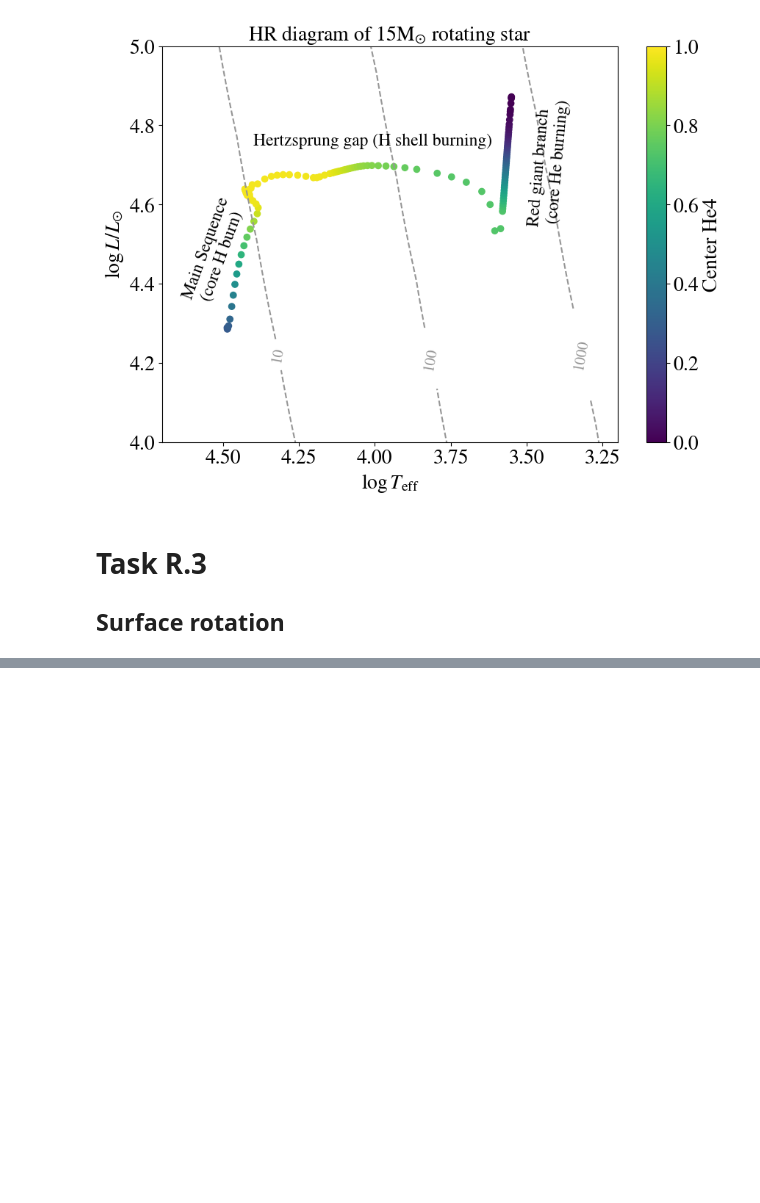
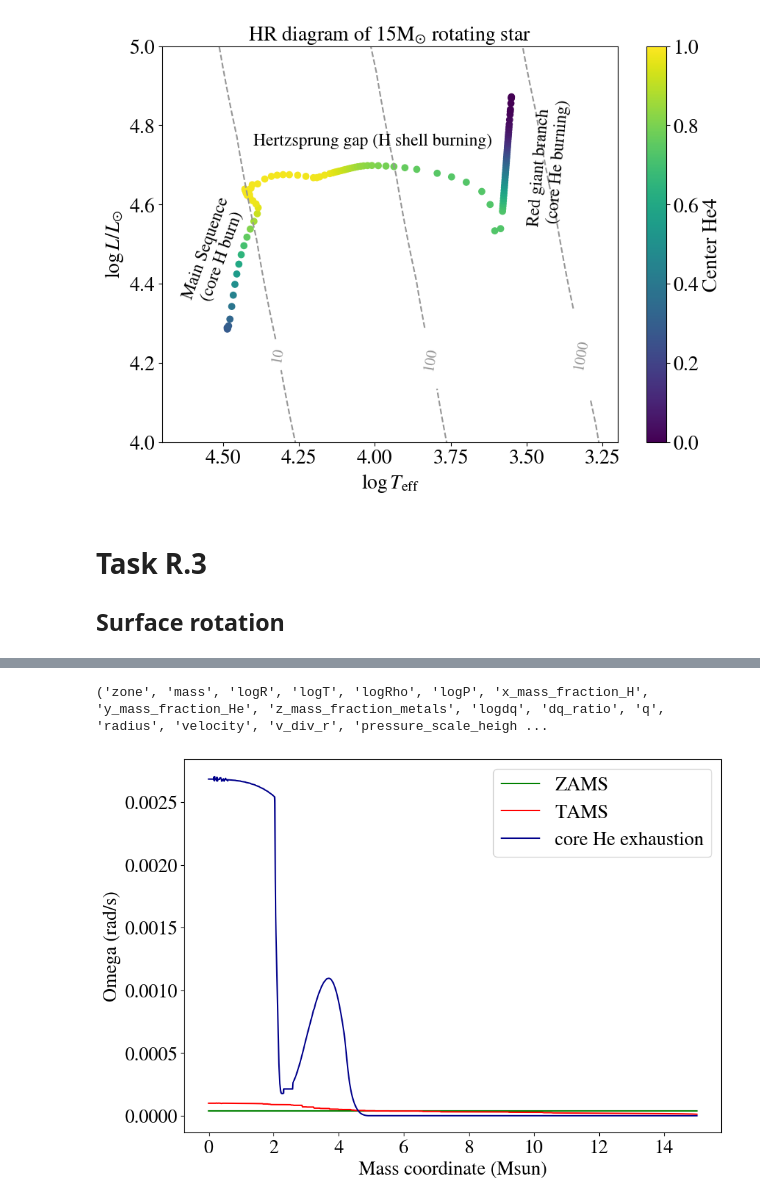
Before and after one commit to LiekeVanSon/liekevanson.github.io, a Jupyter notebook: IAUhackathon/Solutions/Day2_rotation.ipynb, the cells around one changed output, grey strips where cells are left out. Drawn from its saved outputs; the diff is of its cells as text; code cells hidden in the pictures; blank space fills up the shorter version.

```diff
--- a/IAUhackathon/Solutions/Day2_rotation.ipynb
+++ b/IAUhackathon/Solutions/Day2_rotation.ipynb
@@ -129,9 +161,8 @@ plt.show()
 # %%
-# What model has
-print(histdata.center_he4[histdata.model_number == 598])
-
+# Load the log directory
 logs = mr.MesaLogDir('rotating_star_proj/LOGS')
 
+# and the relevant profiles
 profile_ZAMS        = logs.profile_data(model_number=1)
 profile_TAMS        = logs.profile_data(model_number=150)
-profile_Heexhaust   = logs.profile_data()# Loads last profile
+profile_He_exhaust   = logs.profile_data()# Loads last profile
@@ -141,0 +173,19 @@ profile_ZAMS
+# %%
+print(profile_ZAMS.bulk_names)
+# print(profile_ZAMS.header_names)
+
+fig, ax = plt.subplots(figsize = (10,7))
+
+plt.plot(profile_ZAMS.mass, profile_ZAMS.omega, label = 'ZAMS', color = 'green')
+plt.plot(profile_TAMS.mass, profile_TAMS.omega, label = 'TAMS', color = 'red')
+plt.plot(profile_He_exhaust.mass, profile_He_exhaust.omega, label = 'core He exhaustion', color = 'darkblue')
+
+# Plot values
+plt.xlabel('Mass coordinate (Msun)')
+plt.ylabel('Omega (rad/s)')
+plt.legend()
+plt.savefig('j_rot.png', bbox_inches = 'tight')
+plt.show()
+# %% [output]
+('zone', 'mass', 'logR', 'logT', 'logRho', 'logP', 'x_mass_fraction_H', 'y_mass_fraction_He', 'z_mass_fraction_metals', 'logdq', 'dq_ratio', 'q', 'radius', 'velocity', 'v_div_r', 'pressure_scale_heigh ...
+[figure, added]
```
Also changed, not shown: parts of 12 cells of this notebook.
